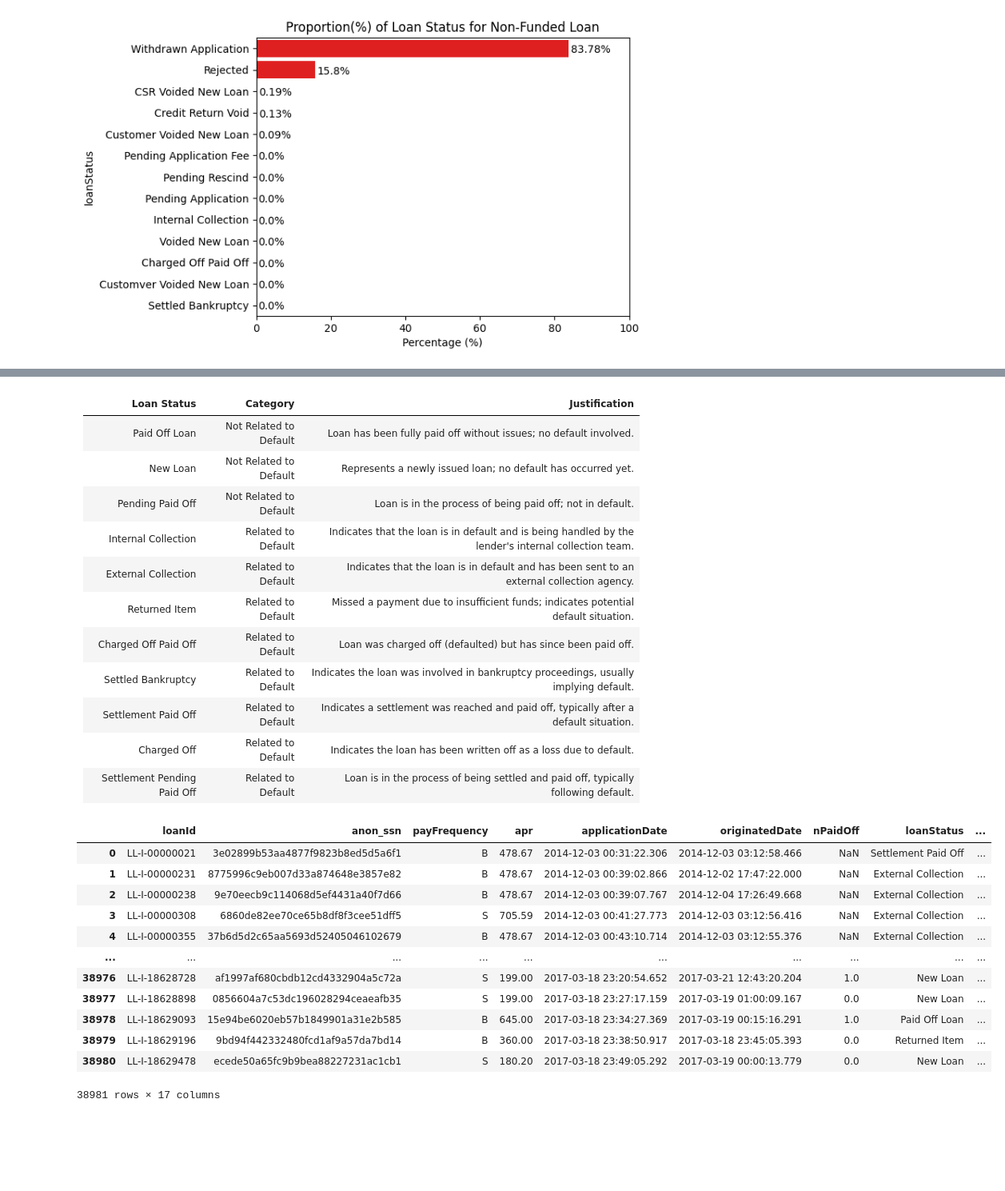
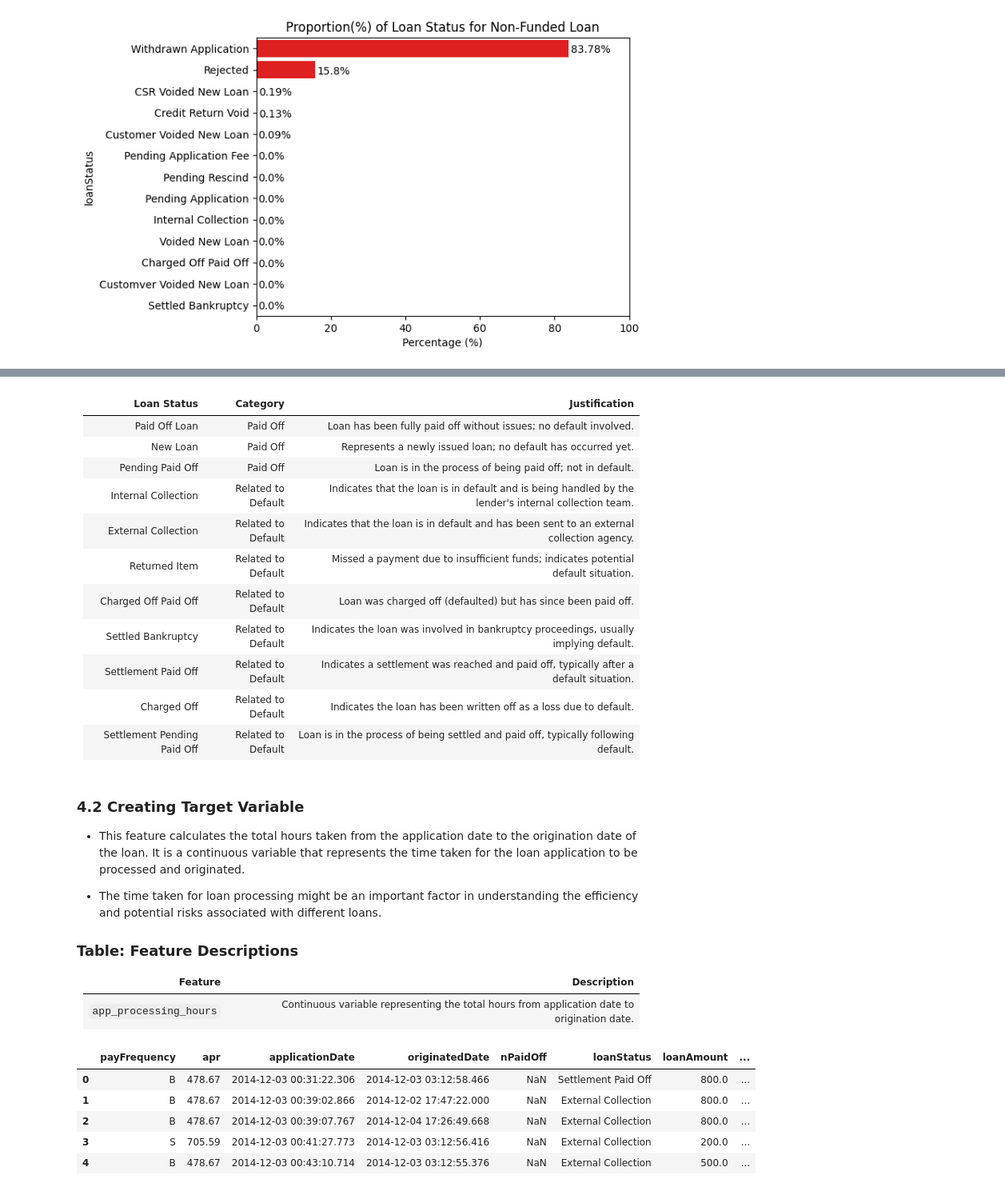
Before and after one commit to chong915/MoneyLion_ML_take_home_test, a Jupyter notebook: notebook/EDA.ipynb, the cells around one changed output, grey strips where cells are left out. Shown: that part at 80% size. Drawn from its saved outputs; the diff is of its cells as text; code cells hidden in the pictures; blank space fills up the shorter version.

```diff
--- a/notebook/EDA.ipynb
+++ b/notebook/EDA.ipynb
@@ -3,11 +51,7 @@
 # %%
-import pandas as pd
-import matplotlib.pyplot as plt
-import seaborn as sns
-
-loan_df = pd.read_csv("./data/loan.csv", parse_dates=['applicationDate', 'originatedDate'])
-payment_df = pd.read_csv("./data/payment.csv")
-underwriting_df = pd.read_csv("./data/clarity_underwriting_variables.csv")
+loan_df = pd.read_csv("../data/raw/loan.csv", parse_dates=['applicationDate', 'originatedDate'])
+payment_df = pd.read_csv("../data/raw/payment.csv")
+underwriting_df = pd.read_csv("../data/raw/clarity_underwriting_variables.csv", low_memory=False)
 # %%
 print(f'Loan df shape :{loan_df.shape}')
 print(f'Payment df shape :{payment_df.shape}')
@@ -54,6 +160,6 @@ df
 # %%
-# Drop irrelevant columns
-df = df[["loanId", "anon_ssn", "payFrequency", "apr", "applicationDate", "originatedDate", "nPaidOff", "loanStatus",
+# Select only relevant columns
+df = df[["payFrequency", "apr", "applicationDate", "originatedDate", "nPaidOff", "loanStatus",
          "loanAmount", "originallyScheduledPaymentAmount", "state", "leadType", "leadCost", "fpStatus", "clearfraudscore"]]
 # %%
 print(f'df shape : {df.shape}')
@@ -168,9 +291,9 @@ df['applicationDate'] = pd.to_datetime(df['applicationDate'], format='mixed')
 # %% [markdown]
 | Loan Status                   | Category               | Justification                                                                                         |
 |-------------------------------|------------------------|-------------------------------------------------------------------------------------------------------|
-| Paid Off Loan                 | Not Related to Default | Loan has been fully paid off without issues; no default involved.                                      |
-| New Loan                      | Not Related to Default | Represents a newly issued loan; no default has occurred yet.                                           |
-| Pending Paid Off              | Not Related to Default | Loan is in the process of being paid off; not in default.                                              |
+| Paid Off Loan                 | Paid Off | Loan has been fully paid off without issues; no default involved.                                      |
+| New Loan                      | Paid Off | Represents a newly issued loan; no default has occurred yet.                                           |
+| Pending Paid Off              | Paid Off | Loan is in the process of being paid off; not in default.                                              |
 | Internal Collection           | Related to Default     | Indicates that the loan is in default and is being handled by the lender's internal collection team.   |
 | External Collection           | Related to Default     | Indicates that the loan is in default and has been sent to an external collection agency.              |
 | Returned Item                 | Related to Default     | Missed a payment due to insufficient funds; indicates potential default situation.                     |
@@ -188,25 +311,30 @@ paid_off_classes = ['Paid Off Loan', "New Loan", "Pending Paid Off"]
 df.loc[df['loanStatus'].isin(default_classes).values, 'target'] = 1
 df.loc[df['loanStatus'].isin(paid_off_classes).values, 'target'] = 0
 df = df.loc[~df['target'].isnull()].reset_index(drop=True)
+# %% [markdown]
+### 4.2 Creating Target Variable
+
+- This feature calculates the total hours taken from the application date to the origination date of the loan. It is a continuous variable that represents the time taken for the loan application to be processed and originated.
+
+- The time taken for loan processing might be an important factor in understanding the efficiency and potential risks associated with different loans.
+
+### Table: Feature Descriptions
+
+| Feature                   | Description                                                                                 |
+|---------------------------|---------------------------------------------------------------------------------------------|
+| `app_processing_hours`    | Continuous variable representing the total hours from application date to origination date. |
 # %%
 # Calculate the difference in hours
 df['app_processing_hours'] = (df['originatedDate'] - df['applicationDate']).dt.total_seconds() / 3600
 # %%
-df
+df.head()
 # %% [output]
-|  | loanId | anon_ssn | payFrequency | apr | applicationDate | originatedDate | nPaidOff | loanStatus | ... |
-| 0 | LL-I-00000021 | 3e02899b53aa4877f9823b8ed5d5a6f1 | B | 478.67 | 2014-12-03 00:31:22.306 | 2014-12-03 03:12:58.466 | NaN | Settlement Paid Off | ... |
-| 1 | LL-I-00000231 | 8775996c9eb007d33a874648e3857e82 | B | 478.67 | 2014-12-03 00:39:02.866 | 2014-12-02 17:47:22.000 | NaN | External Collection | ... |
-| 2 | LL-I-00000238 | 9e70eecb9c114068d5ef4431a40f7d66 | B | 478.67 | 2014-12-03 00:39:07.767 | 2014-12-04 17:26:49.668 | NaN | External Collection | ... |
-| 3 | LL-I-00000308 | 6860de82ee70ce65b8df8f3cee51dff5 | S | 705.59 | 2014-12-03 00:41:27.773 | 2014-12-03 03:12:56.416 | NaN | External Collection | ... |
-| 4 | LL-I-00000355 | 37b6d5d2c65aa5693d52405046102679 | B | 478.67 | 2014-12-03 00:43:10.714 | 2014-12-03 03:12:55.376 | NaN | External Collection | ... |
-| ... | ... | ... | ... | ... | ... | ... | ... | ... | ... |
-| 38976 | LL-I-18628728 | af1997af680cbdb12cd4332904a5c72a | S | 199.00 | 2017-03-18 23:20:54.652 | 2017-03-21 12:43:20.204 | 1.0 | New Loan | ... |
-| 38977 | LL-I-18628898 | 0856604a7c53dc196028294ceaeafb35 | S | 199.00 | 2017-03-18 23:27:17.159 | 2017-03-19 01:00:09.167 | 0.0 | New Loan | ... |
-| 38978 | LL-I-18629093 | 15e94be6020eb57b1849901a31e2b585 | B | 645.00 | 2017-03-18 23:34:27.369 | 2017-03-19 00:15:16.291 | 1.0 | Paid Off Loan | ... |
-| 38979 | LL-I-18629196 | 9bd94f442332480fcd1af9a57da7bd14 | B | 360.00 | 2017-03-18 23:38:50.917 | 2017-03-18 23:45:05.393 | 0.0 | Returned Item | ... |
-| 38980 | LL-I-18629478 | ecede50a65fc9b9bea88227231ac1cb1 | S | 180.20 | 2017-03-18 23:49:05.292 | 2017-03-19 00:00:13.779 | 0.0 | New Loan | ... |
+|  | payFrequency | apr | applicationDate | originatedDate | nPaidOff | loanStatus | loanAmount | ... |
+| 0 | B | 478.67 | 2014-12-03 00:31:22.306 | 2014-12-03 03:12:58.466 | NaN | Settlement Paid Off | 800.0 | ... |
+| 1 | B | 478.67 | 2014-12-03 00:39:02.866 | 2014-12-02 17:47:22.000 | NaN | External Collection | 800.0 | ... |
+| 2 | B | 478.67 | 2014-12-03 00:39:07.767 | 2014-12-04 17:26:49.668 | NaN | External Collection | 800.0 | ... |
+| 3 | S | 705.59 | 2014-12-03 00:41:27.773 | 2014-12-03 03:12:56.416 | NaN | External Collection | 200.0 | ... |
+| 4 | B | 478.67 | 2014-12-03 00:43:10.714 | 2014-12-03 03:12:55.376 | NaN | External Collection | 500.0 | ... |
-38981 rows × 17 columns
 # %%
 # Convert 'target' column to int if it's not already
 df['target'] = df['target'].astype(int)
```
Also changed, not shown: parts of 70 cells of this notebook, 5 other files.
